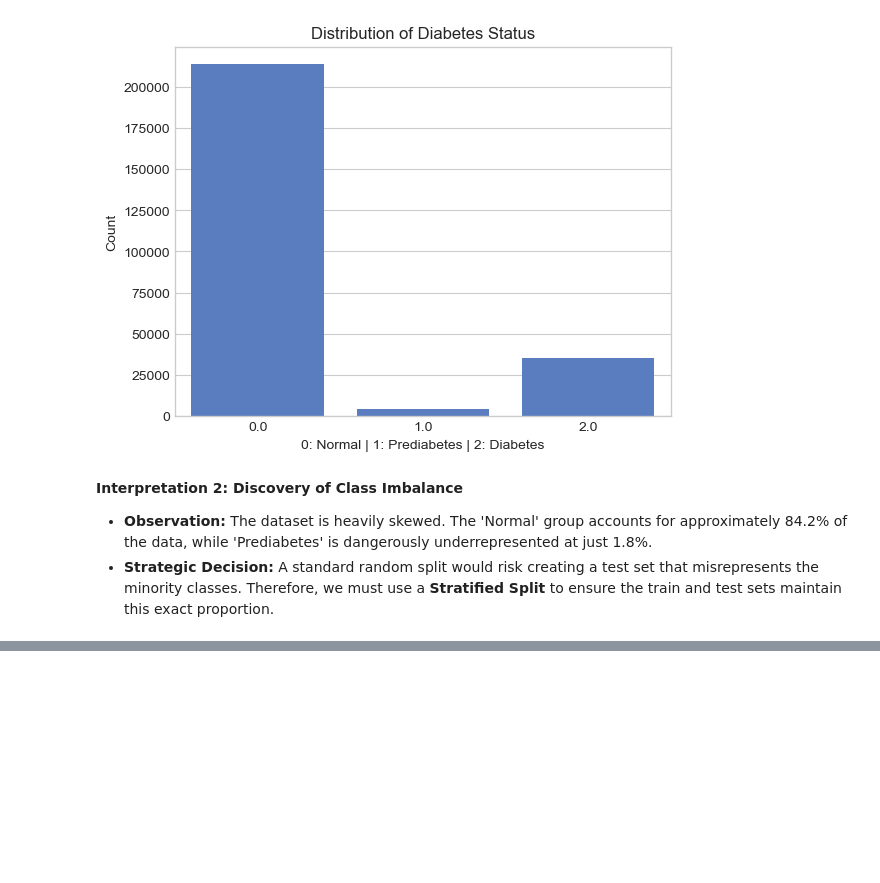
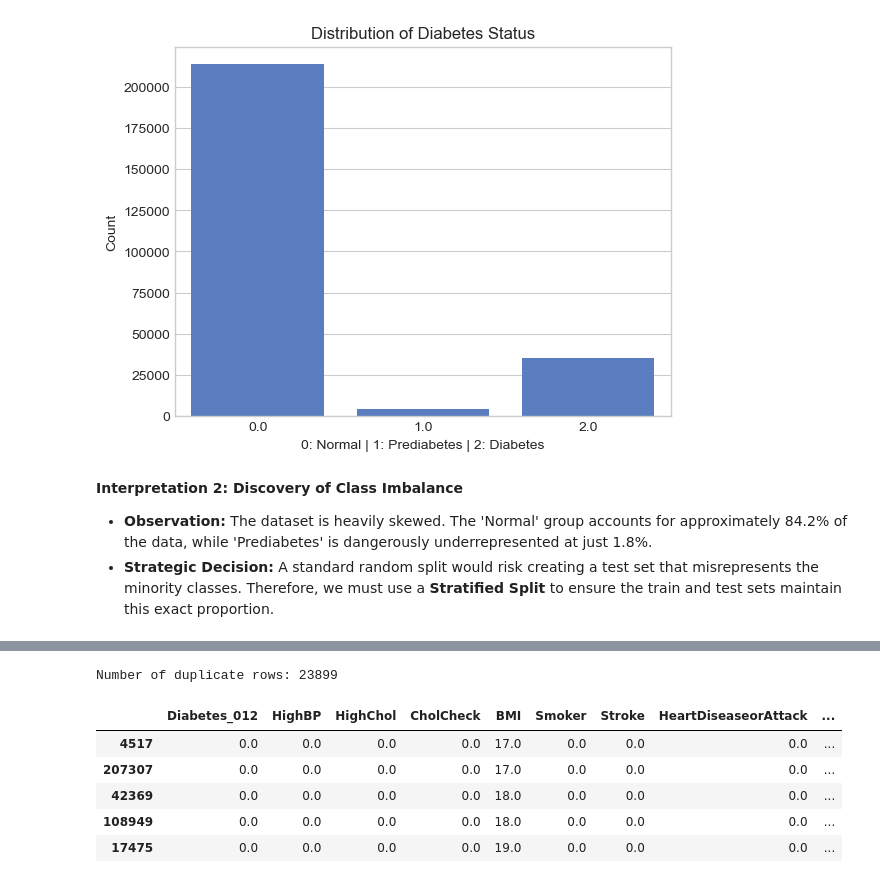
Before and after one commit to jayjay0317/Diabetes-ML-Pipeline-Analysis, a Jupyter notebook: 01_Diabetes_Exploratory_Analysis.ipynb, the cells around one changed output, grey strips where cells are left out. Cells and saved outputs as stored; diff of their text form; code cells hidden in the pictures; blank space fills up the shorter version.

```diff
--- a/01_Diabetes_Exploratory_Analysis.ipynb
+++ b/01_Diabetes_Exploratory_Analysis.ipynb
@@ -101,0 +106,17 @@ plt.show()
+# %%
+dup_count = diabetes_data.duplicated().sum()
+print('Number of duplicate rows:', dup_count)
+# %% [output]
+Number of duplicate rows: 23899
+# %%
+# Extract all rows that are exact duplicates (including all occurrences)
+duplicates = diabetes_data[diabetes_data.duplicated(keep=False)]
+# Sort and show first 5 duplicates
+duplicates.sort_values(list(diabetes_data.columns)).head()
+# %% [output]
+|  | Diabetes_012 | HighBP | HighChol | CholCheck | BMI | Smoker | Stroke | HeartDiseaseorAttack | ... |
+| 4517 | 0.0 | 0.0 | 0.0 | 0.0 | 17.0 | 0.0 | 0.0 | 0.0 | ... |
+| 207307 | 0.0 | 0.0 | 0.0 | 0.0 | 17.0 | 0.0 | 0.0 | 0.0 | ... |
+| 42369 | 0.0 | 0.0 | 0.0 | 0.0 | 18.0 | 0.0 | 0.0 | 0.0 | ... |
+| 108949 | 0.0 | 0.0 | 0.0 | 0.0 | 18.0 | 0.0 | 0.0 | 0.0 | ... |
+| 17475 | 0.0 | 0.0 | 0.0 | 0.0 | 19.0 | 0.0 | 0.0 | 0.0 | ... |
```
Also changed, not shown: parts of 4 cells of this notebook.
